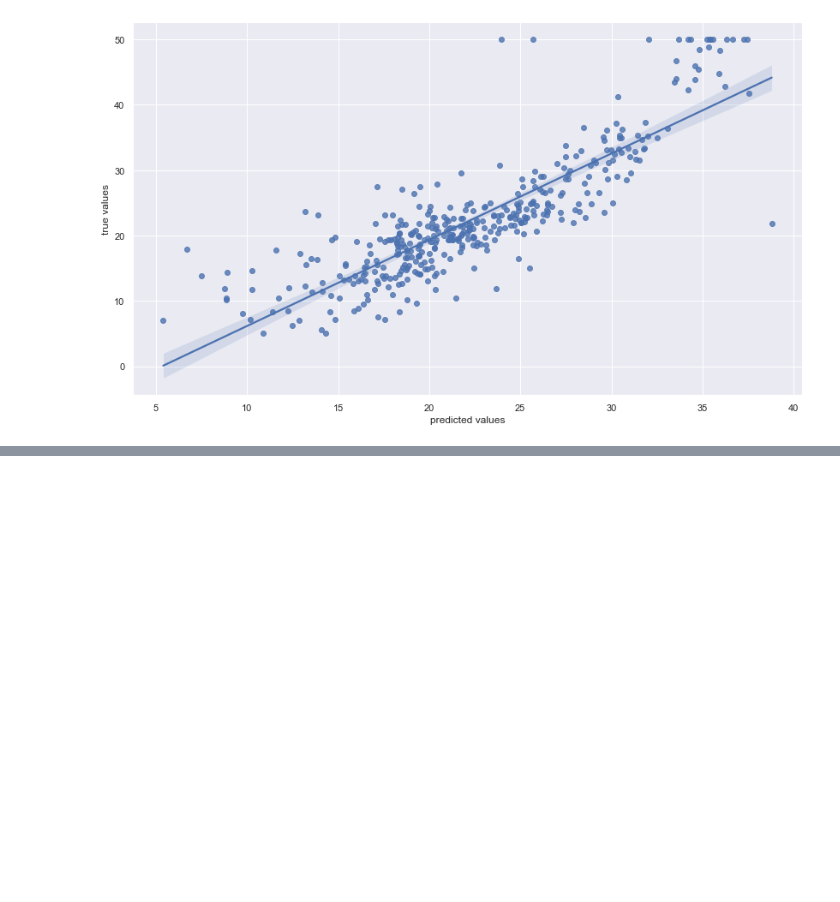
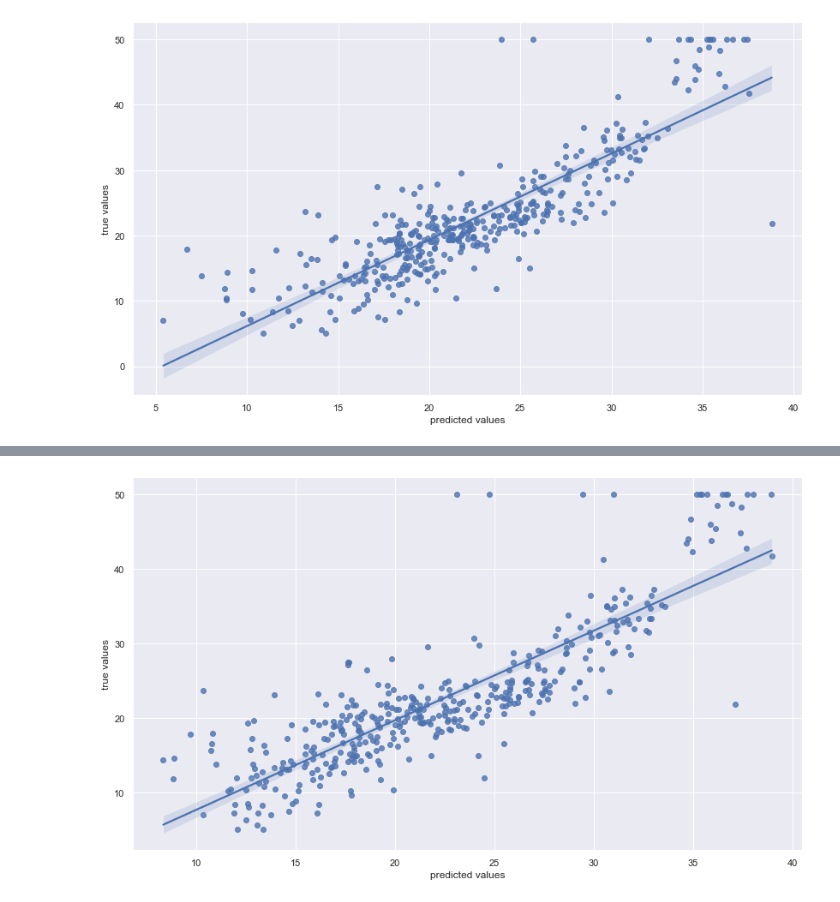
Before and after one commit to kidmantin/IAD, a Jupyter notebook: IADnikita/IAD3.ipynb, the cells around one changed output, grey strips where cells are left out. Drawn from its saved outputs; the diff is of its cells as text; code cells hidden in the pictures; blank space fills up the shorter version.

```diff
--- a/IADnikita/IAD3.ipynb
+++ b/IADnikita/IAD3.ipynb
@@ -264,0 +307,4 @@ truepredplot(y_train, predict_perc_gs)
+# %%
+truepredplot(y_train, predict_perc_gs)
+# %% [output]
+[figure, added]
```
Also changed, not shown: parts of 8 cells of this notebook, 7 other files.
